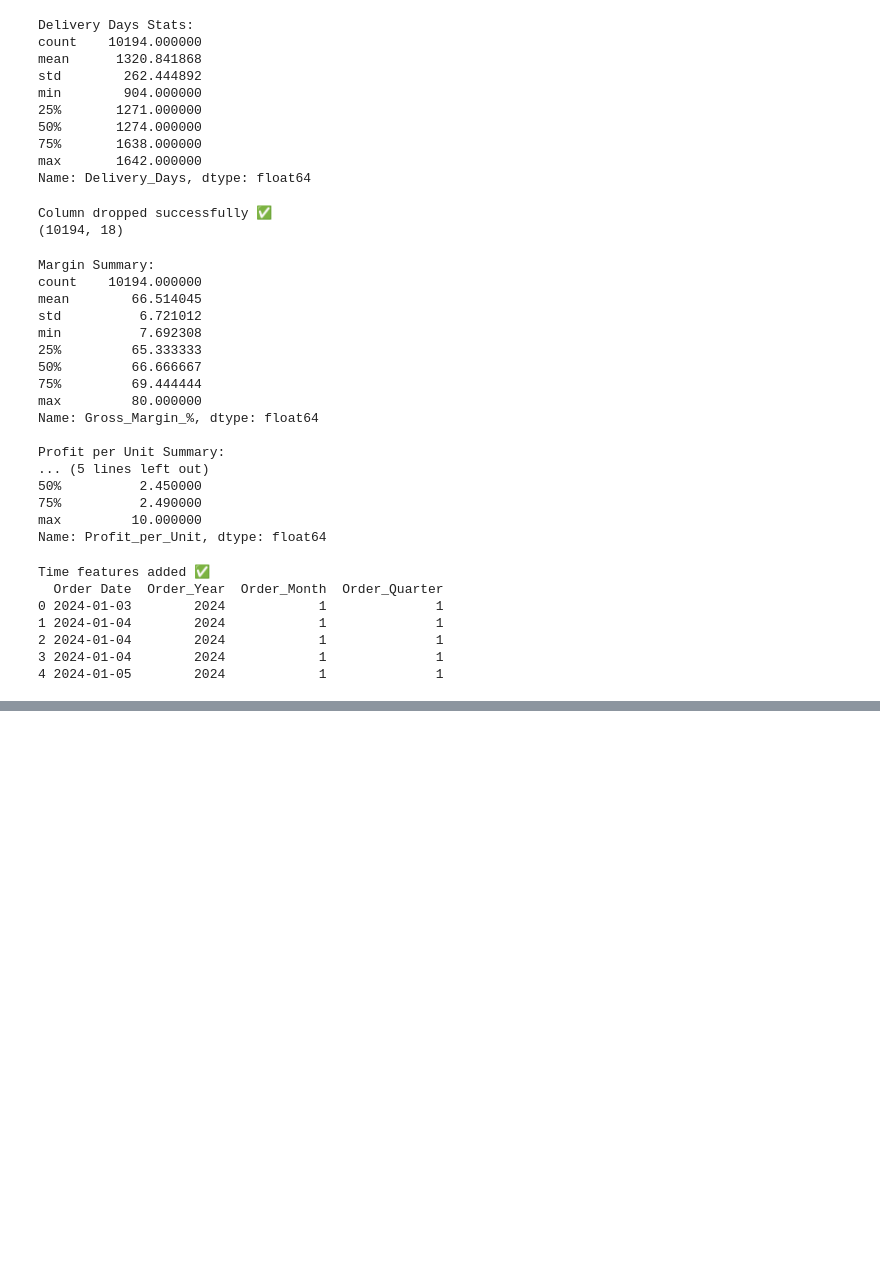
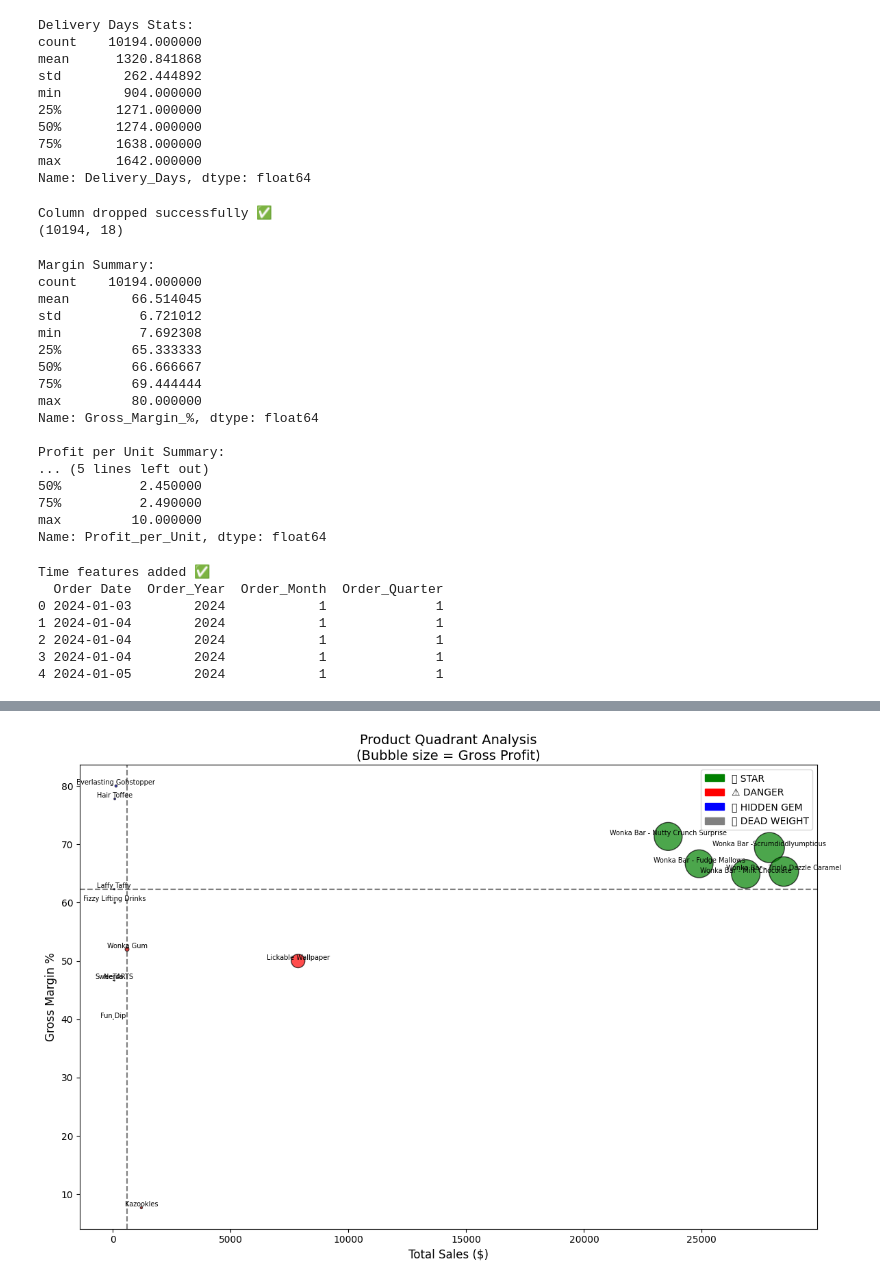
Before and after one commit to kshitij472/Massua-Candy-Distributor, a Jupyter notebook: notebooks/eda_analysis.ipynb, the cells around one changed output, grey strips where cells are left out. Saved outputs shown, nothing was run; the diff lists cells and outputs as text; code cells hidden in the pictures; blank space fills up the shorter version.

Commit message:
added product, division and factory probability analysis in EDA notebook

```diff
--- a/notebooks/eda_analysis.ipynb
+++ b/notebooks/eda_analysis.ipynb
@@ -150,0 +200,15 @@ Time features added ✅
+# %%
+product_summary = df.groupby(["Product Name", "Division"], as_index=False).agg({
+    "Sales": "sum",
+    "Units": "sum",
+    "Gross Profit": "sum",
+    "Cost": "sum"
+})
+
+product_summary["Gross_Margin_%"] = (product_summary["Gross Profit"] / product_summary["Sales"]) * 100
+product_summary["Profit_per_Unit"] = product_summary["Gross Profit"] / product_summary["Units"]
+product_summary["Cost_to_Sales_Ratio"] = (product_summary["Cost"] / product_summary["Sales"]) * 100
+
+product_summary = product_summary.sort_values(by="Gross Profit", ascending=False)
+
+product_summary.head(10)
@@ -150,0 +258,79 @@ Time features added ✅
+# %%
+import matplotlib.pyplot as plt
+import matplotlib.patches as mpatches
+
+# Thresholds
+sales_median = product_summary["Sales"].median()
+margin_median = product_summary["Gross_Margin_%"].median()
+
+# Quadrant assign karna
+def assign_quadrant(row):
+    if row["Sales"] >= sales_median and row["Gross_Margin_%"] >= margin_median:
+        return "⭐ STAR"
+    elif row["Sales"] >= sales_median and row["Gross_Margin_%"] < margin_median:
+        return "⚠️ DANGER"
+    elif row["Sales"] < sales_median and row["Gross_Margin_%"] >= margin_median:
+        return "💎 HIDDEN GEM"
+    else:
+        return "❌ DEAD WEIGHT"
+
+product_summary["Quadrant"] = product_summary.apply(assign_quadrant, axis=1)
+
+# Colors
+color_map = {
+    "⭐ STAR"       : "green",
+    "⚠️ DANGER"     : "red",
+    "💎 HIDDEN GEM" : "blue",
+    "❌ DEAD WEIGHT": "gray"
+}
+
+colors = product_summary["Quadrant"].map(color_map)
+
+# Plot
+fig, ax = plt.subplots(figsize=(12, 8))
+
+scatter = ax.scatter(
+    product_summary["Sales"],
+    product_summary["Gross_Margin_%"],
+    c=colors,
+    s=product_summary["Gross Profit"] / product_summary["Gross Profit"].max() * 1000,
+    alpha=0.7,
+    edgecolors="black"
+)
+
+# Product labels
+for _, row in product_summary.iterrows():
+    ax.annotate(
+        row["Product Name"],
+        (row["Sales"], row["Gross_Margin_%"]),
+        fontsize=7,
+        ha="center",
+        va="bottom"
+    )
+
+# Quadrant lines
+ax.axvline(x=sales_median, color="black", linestyle="--", alpha=0.5)
+ax.axhline(y=margin_median, color="black", linestyle="--", alpha=0.5)
+
+# Labels
+ax.set_xlabel("Total Sales ($)", fontsize=12)
+ax.set_ylabel("Gross Margin %", fontsize=12)
+ax.set_title("Product Quadrant Analysis\n(Bubble size = Gross Profit)", fontsize=14)
+
+# Legend
+patches = [
+    mpatches.Patch(color="green", label="⭐ STAR"),
+    mpatches.Patch(color="red",   label="⚠️ DANGER"),
+    mpatches.Patch(color="blue",  label="💎 HIDDEN GEM"),
+    mpatches.Patch(color="gray",  label="❌ DEAD WEIGHT")
+]
+ax.legend(handles=patches, loc="upper right")
+
+plt.tight_layout()
+plt.show()
+
+# Print quadrant summary
+print("\nQuadrant Summary:")
+print(product_summary[["Product Name", "Sales", "Gross_Margin_%", "Quadrant"]])
+# %% [output]
+[figure, added]
```
Also changed, not shown: parts of 11 cells of this notebook.
